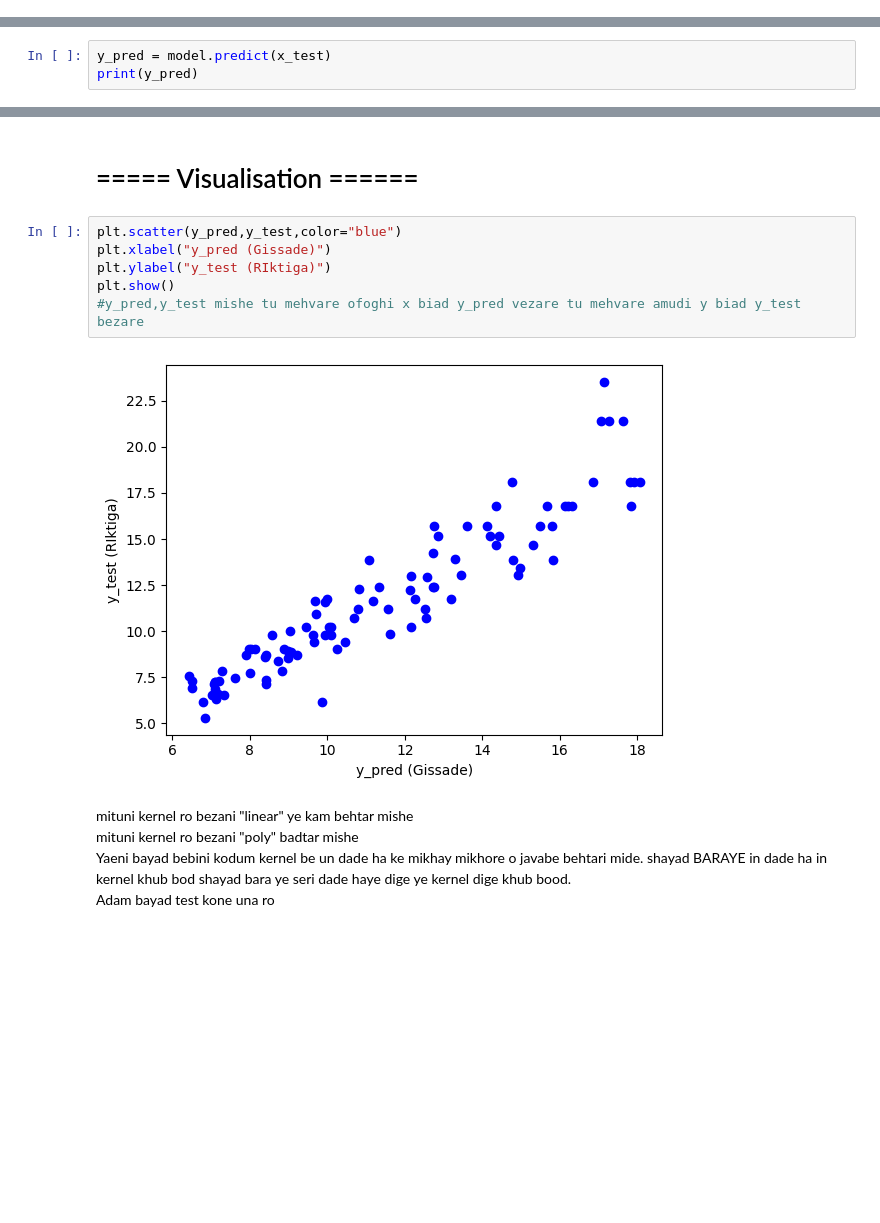
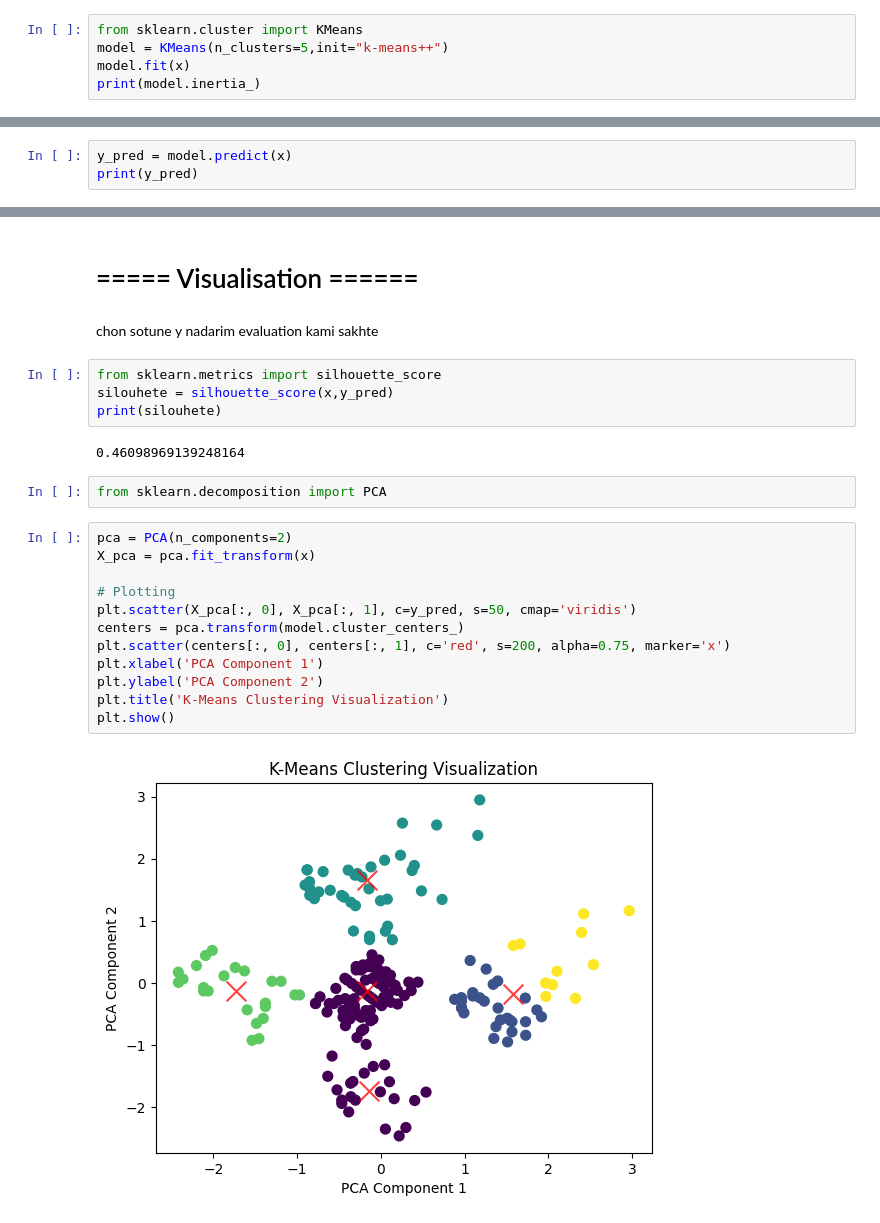
Before and after one commit to mohamadtorres/machinelearningKoolac, a Jupyter notebook: session 9/K_means.ipynb, the cells around one changed output, grey strips where cells are left out. Drawn from its saved outputs; the diff is of its cells as text; blank space fills up the shorter version.

```diff
--- a/session 9/K_means.ipynb
+++ b/session 9/K_means.ipynb
@@ -36,0 +33,5 @@ SVR()
+# %%
+from sklearn.cluster import KMeans
+model = KMeans(n_clusters=5,init="k-means++")
+model.fit(x)
+print(model.inertia_)
@@ -39,4 +44,4 @@ SVR()
 # %%
-y_pred = model.predict(x_test)
+y_pred = model.predict(x)
 print(y_pred)
 # %% [output]
@@ -87,12 +71,26 @@ r2: 0.8597934345450193
 # %% [markdown]
 # ===== Visualisation ======
-# %%
-plt.scatter(y_pred,y_test,color="blue")
-plt.xlabel("y_pred (Gissade)")
-plt.ylabel("y_test (RIktiga)")
-plt.show()
-#y_pred,y_test mishe tu mehvare ofoghi x biad y_pred vezare tu mehvare amudi y biad y_test bezare
-# %% [output]
-[figure, removed]
-# %% [markdown]
-mituni kernel ro bezani "linear" ye kam behtar mishe <br> mituni kernel ro bezani "poly" badtar mishe<br> Yaeni bayad bebini kodum kernel be un dade ha ke mikhay mikhore o javabe behtari mide. shayad BARAYE in dade ha in kernel khub bod shayad bara ye seri dade haye dige ye kernel dige khub bood.<br> Adam bayad test kone una ro
+# %% [markdown]
+chon sotune y nadarim evaluation kami sakhte
+# %%
+from sklearn.metrics import silhouette_score
+silouhete = silhouette_score(x,y_pred)
+print(silouhete)
+# %% [output]
+0.46098969139248164
+# %%
+from sklearn.decomposition import PCA
+# %%
+pca = PCA(n_components=2)
+X_pca = pca.fit_transform(x)
+
+# Plotting
+plt.scatter(X_pca[:, 0], X_pca[:, 1], c=y_pred, s=50, cmap='viridis')
+centers = pca.transform(model.cluster_centers_)
+plt.scatter(centers[:, 0], centers[:, 1], c='red', s=200, alpha=0.75, marker='x')
+plt.xlabel('PCA Component 1')
+plt.ylabel('PCA Component 2')
+plt.title('K-Means Clustering Visualization')
+plt.show()
+# %% [output]
+[figure, added]
```
Also changed, not shown: parts of 11 cells of this notebook.
